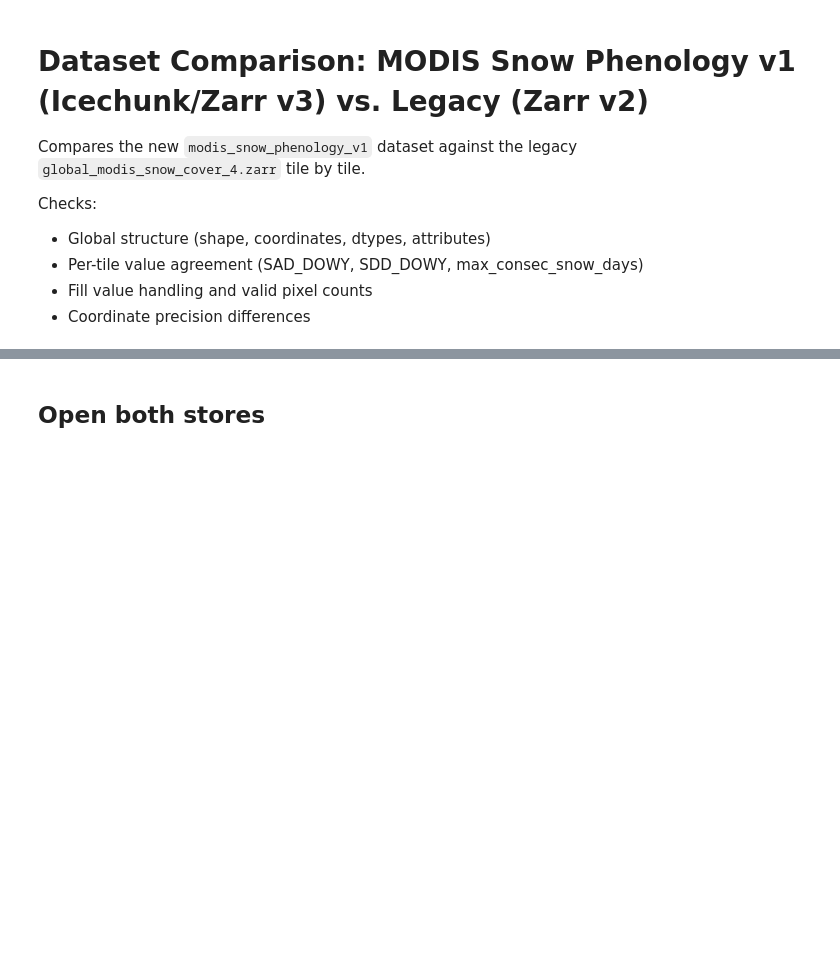
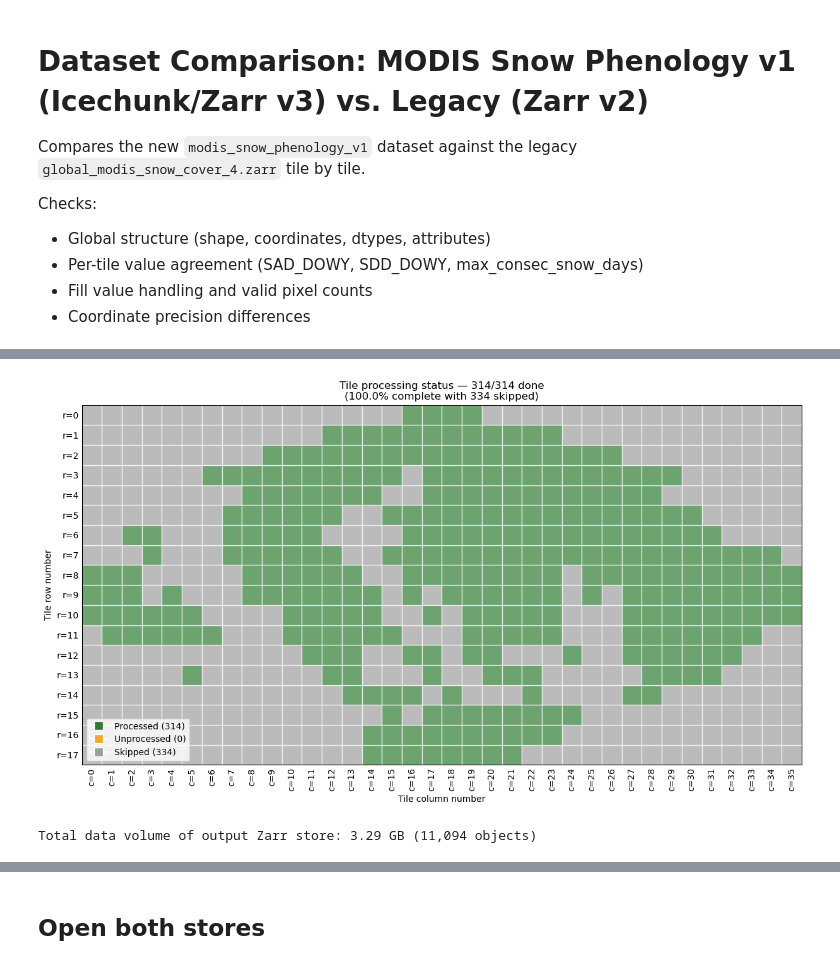
Before and after one commit to egagli/MODIS_snow_phenology, a Jupyter notebook: notebooks/02_compare_with_v1.ipynb, the cells around one changed output, grey strips where cells are left out. Saved outputs shown, nothing was run; the diff lists cells and outputs as text; code cells hidden in the pictures; blank space fills up the shorter version.

```diff
--- a/notebooks/02_compare_with_v1.ipynb
+++ b/notebooks/02_compare_with_v1.ipynb
@@ -27,3 +28,14 @@ from modis_snow_phenology.config import Config
 config = Config('config/config_with_secrets_v1.txt')
 FILL = np.iinfo(np.int16).min  # -32768
 VARS = ['SAD_DOWY', 'SDD_DOWY', 'max_consec_snow_days']
+# %%
+storage = icechunk.azure_storage(
+    account=config.AZURE_STORAGE_ACCOUNT,
+    container=config.AZURE_CONTAINER,
+    prefix=config.ICECHUNK_PREFIX,
+    sas_token=config.AZURE_STORAGE_SAS_TOKEN,
+)
+repo = icechunk.Repository.open(storage)
+# %%
+status_gdf = get_tile_status_gdf(config, repo=repo)
+status_gdf
@@ -29,0 +56,56 @@ VARS = ['SAD_DOWY', 'SDD_DOWY', 'max_consec_snow_days']
+# %%
+counts = status_gdf["processing_status"].value_counts()
+processed_count = int(counts.get("processed", 0))
+unprocessed_count = int(counts.get("unprocessed", 0))
+skip_count = int(counts.get("skip", 0))
+
+color_map = {
+    "processed": "#2e7d32",
+    "partial": "#eab308",
+    "nodata": "#f97316",
+    "unprocessed": "#f5a623",
+    "skip": "#9e9e9e",
+}
+
+f, ax = plt.subplots(figsize=(14, 7))
+status_gdf.plot(
+    ax=ax,
+    color=status_gdf["processing_status"].map(color_map),
+    edgecolor="white",
+    alpha=0.7,
+)
+
+# ax.set_xlim(-180, 180)
+# ax.set_ylim(-90, 90)
+# ax.set_xlabel("Longitude")
+# ax.set_ylabel("Latitude")
+
+ax.set_xlabel("Tile column number")
+ax.set_ylabel("Tile row number")
+
+col_values = sorted(status_gdf["h"].unique())
+row_values = sorted(status_gdf["v"].unique(), reverse=True)
+col_coords = [status_gdf[status_gdf["h"] == h].geometry.centroid.x.mean() for h in col_values]
+row_coords = [status_gdf[status_gdf["v"] == v].geometry.centroid.y.mean() for v in row_values]
+
+ax.set_xticks(col_coords)
+ax.set_xticklabels([f"c={h}" for h in col_values], rotation=90)
+ax.set_yticks(row_coords)
+ax.set_yticklabels([f"r={v}" for v in row_values])
+ax.tick_params(axis="both", which="both", length=0)
+ax.set_xlim(status_gdf.total_bounds[0], status_gdf.total_bounds[2])
+ax.set_ylim(status_gdf.total_bounds[1], status_gdf.total_bounds[3])
+
+ax.set_title(
+    f"Tile processing status — {processed_count}/{processed_count + unprocessed_count} done"
+    f"\n({100 * (processed_count) / (processed_count + unprocessed_count):.1f}% complete with {skip_count} skipped)"
+)
+handles = [
+    plt.Line2D([0], [0], marker="s", color="w", label=f"Processed ({processed_count})", markerfacecolor=color_map["processed"], markersize=10),
+    plt.Line2D([0], [0], marker="s", color="w", label=f"Unprocessed ({unprocessed_count})", markerfacecolor=color_map["unprocessed"], markersize=10),
+    plt.Line2D([0], [0], marker="s", color="w", label=f"Skipped ({skip_count})", markerfacecolor=color_map["skip"], markersize=10),
+]
+ax.legend(handles=handles, loc="lower left")
+ax.set_aspect('equal')
+f.tight_layout()
+# %% [output]
@@ -29,0 +129,13 @@ VARS = ['SAD_DOWY', 'SDD_DOWY', 'max_consec_snow_days']
+[figure, added]
+# %%
+# output data volume
+fs = adlfs.AzureBlobFileSystem(
+    account_name=config.AZURE_STORAGE_ACCOUNT,
+    sas_token=config.AZURE_STORAGE_SAS_TOKEN,
+)
+
+files = fs.find(f"{config.AZURE_CONTAINER}/{config.ICECHUNK_PREFIX}", detail=True)
+total_bytes = sum(f["size"] for f in files.values())
+print(f"Total data volume of output Zarr store: {total_bytes / 1e9:.2f} GB ({len(files):,} objects)")
+# %% [output]
+Total data volume of output Zarr store: 3.29 GB (11,094 objects)
```
Also changed, not shown: parts of 7 cells of this notebook, 18 other files.
